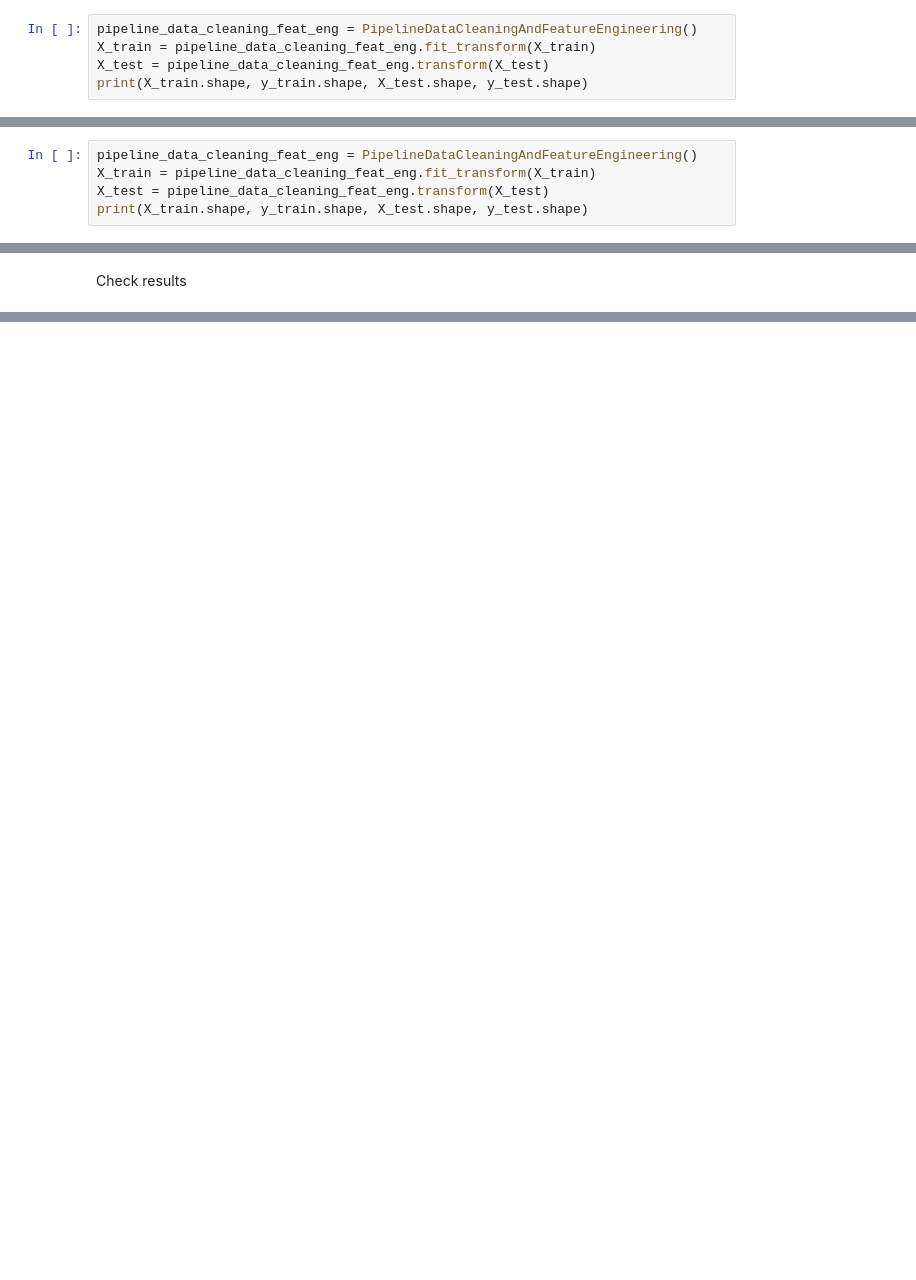
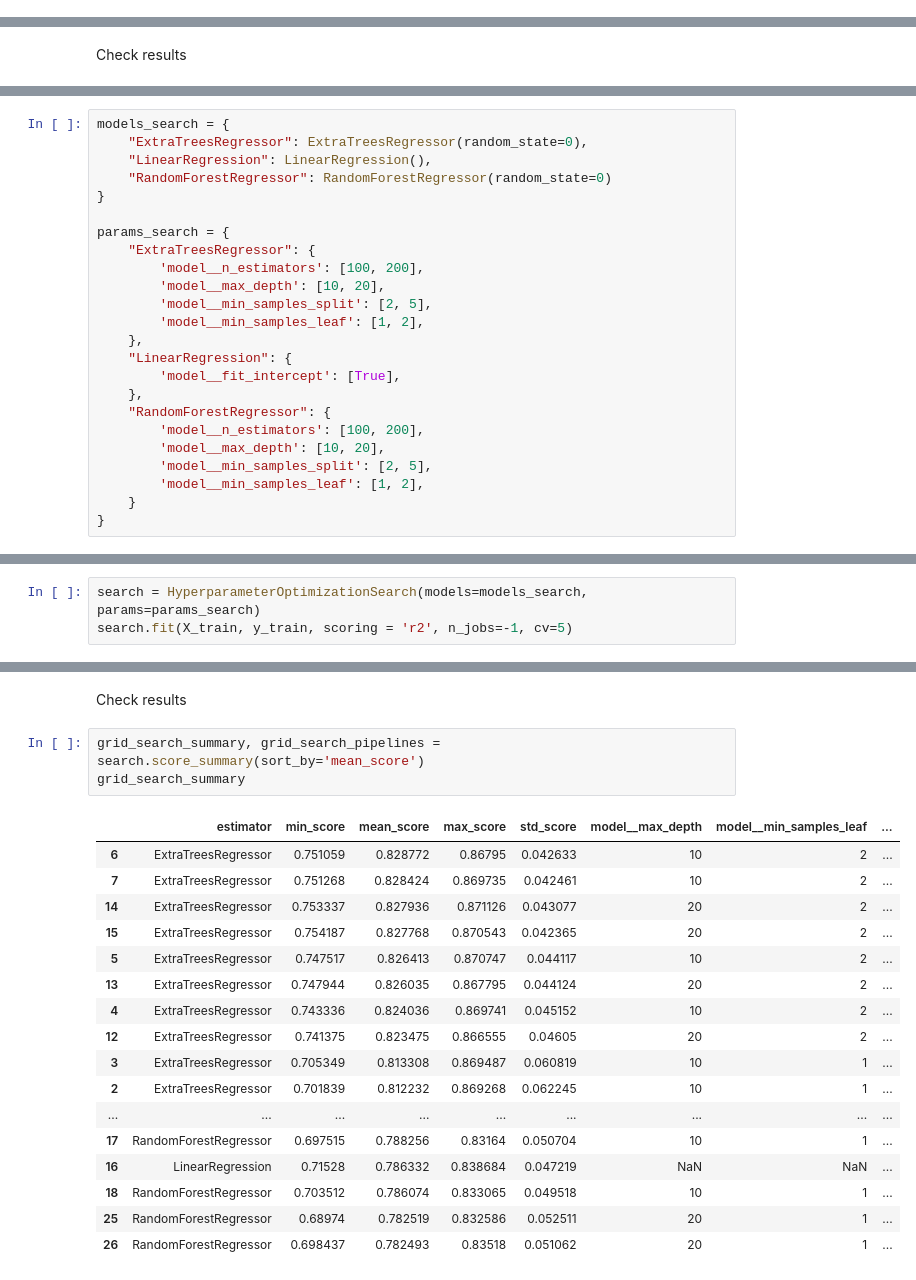
Before and after one commit to arthur-vilela/PP5-heritage-housing-issues-ml, a Jupyter notebook: jupyter_notebooks/5-modeling-and-evaluation-notebook.ipynb, the cells around one changed output, grey strips where cells are left out. Saved outputs shown, nothing was run; the diff lists cells and outputs as text; blank space fills up the shorter version.

```diff
--- a/jupyter_notebooks/5-modeling-and-evaluation-notebook.ipynb
+++ b/jupyter_notebooks/5-modeling-and-evaluation-notebook.ipynb
@@ -317,5 +237,0 @@ X_train.head(10)
-# %%
-pipeline_data_cleaning_feat_eng = PipelineDataCleaningAndFeatureEngineering()
-X_train = pipeline_data_cleaning_feat_eng.fit_transform(X_train)
-X_test = pipeline_data_cleaning_feat_eng.transform(X_test)
-print(X_train.shape, y_train.shape, X_test.shape, y_test.shape)
@@ -324,8 +238,3 @@ ValueError: Some of the variables in the dataset contain NaN. Check and remove t
-# %%
-pipeline_data_cleaning_feat_eng = PipelineDataCleaningAndFeatureEngineering()
-X_train = pipeline_data_cleaning_feat_eng.fit_transform(X_train)
-X_test = pipeline_data_cleaning_feat_eng.transform(X_test)
-print(X_train.shape, y_train.shape, X_test.shape, y_test.shape)
 # %% [markdown]
 ## Grid Search CV - Sklearn
 # %% [markdown]
@@ -362,0 +312,24 @@ grid_search_summary
+# %%
+models_search = {
+    "ExtraTreesRegressor": ExtraTreesRegressor(random_state=0),
+    "LinearRegression": LinearRegression(),
+    "RandomForestRegressor": RandomForestRegressor(random_state=0)
+}
+
+params_search = {
+    "ExtraTreesRegressor": {
+        'model__n_estimators': [100, 200],
+        'model__max_depth': [10, 20],
+        'model__min_samples_split': [2, 5],
+        'model__min_samples_leaf': [1, 2],
+    },
+    "LinearRegression": {
+        'model__fit_intercept': [True],
+    },
+    "RandomForestRegressor": {
+        'model__n_estimators': [100, 200],
+        'model__max_depth': [10, 20],
+        'model__min_samples_split': [2, 5],
+        'model__min_samples_leaf': [1, 2],
+    }
+}
@@ -362,0 +338,3 @@ grid_search_summary
+# %%
+search = HyperparameterOptimizationSearch(models=models_search, params=params_search)
+search.fit(X_train, y_train, scoring = 'r2', n_jobs=-1, cv=5)
@@ -362,0 +351,23 @@ grid_search_summary
+# %% [markdown]
+Check results
+# %%
+grid_search_summary, grid_search_pipelines = search.score_summary(sort_by='mean_score')
+grid_search_summary
+# %% [output]
+|  | estimator | min_score | mean_score | max_score | std_score | model__max_depth | model__min_samples_leaf | ... |
+| 6 | ExtraTreesRegressor | 0.751059 | 0.828772 | 0.86795 | 0.042633 | 10 | 2 | ... |
+| 7 | ExtraTreesRegressor | 0.751268 | 0.828424 | 0.869735 | 0.042461 | 10 | 2 | ... |
+| 14 | ExtraTreesRegressor | 0.753337 | 0.827936 | 0.871126 | 0.043077 | 20 | 2 | ... |
+| 15 | ExtraTreesRegressor | 0.754187 | 0.827768 | 0.870543 | 0.042365 | 20 | 2 | ... |
+| 5 | ExtraTreesRegressor | 0.747517 | 0.826413 | 0.870747 | 0.044117 | 10 | 2 | ... |
+| 13 | ExtraTreesRegressor | 0.747944 | 0.826035 | 0.867795 | 0.044124 | 20 | 2 | ... |
+| 4 | ExtraTreesRegressor | 0.743336 | 0.824036 | 0.869741 | 0.045152 | 10 | 2 | ... |
+| 12 | ExtraTreesRegressor | 0.741375 | 0.823475 | 0.866555 | 0.04605 | 20 | 2 | ... |
+| 3 | ExtraTreesRegressor | 0.705349 | 0.813308 | 0.869487 | 0.060819 | 10 | 1 | ... |
+| 2 | ExtraTreesRegressor | 0.701839 | 0.812232 | 0.869268 | 0.062245 | 10 | 1 | ... |
+| ... | ... | ... | ... | ... | ... | ... | ... | ... |
+| 17 | RandomForestRegressor | 0.697515 | 0.788256 | 0.83164 | 0.050704 | 10 | 1 | ... |
+| 16 | LinearRegression | 0.71528 | 0.786332 | 0.838684 | 0.047219 | NaN | NaN | ... |
+| 18 | RandomForestRegressor | 0.703512 | 0.786074 | 0.833065 | 0.049518 | 10 | 1 | ... |
+| 25 | RandomForestRegressor | 0.68974 | 0.782519 | 0.832586 | 0.052511 | 20 | 1 | ... |
+| 26 | RandomForestRegressor | 0.698437 | 0.782493 | 0.83518 | 0.051062 | 20 | 1 | ... |
```
Also changed, not shown: parts of 28 cells of this notebook.
